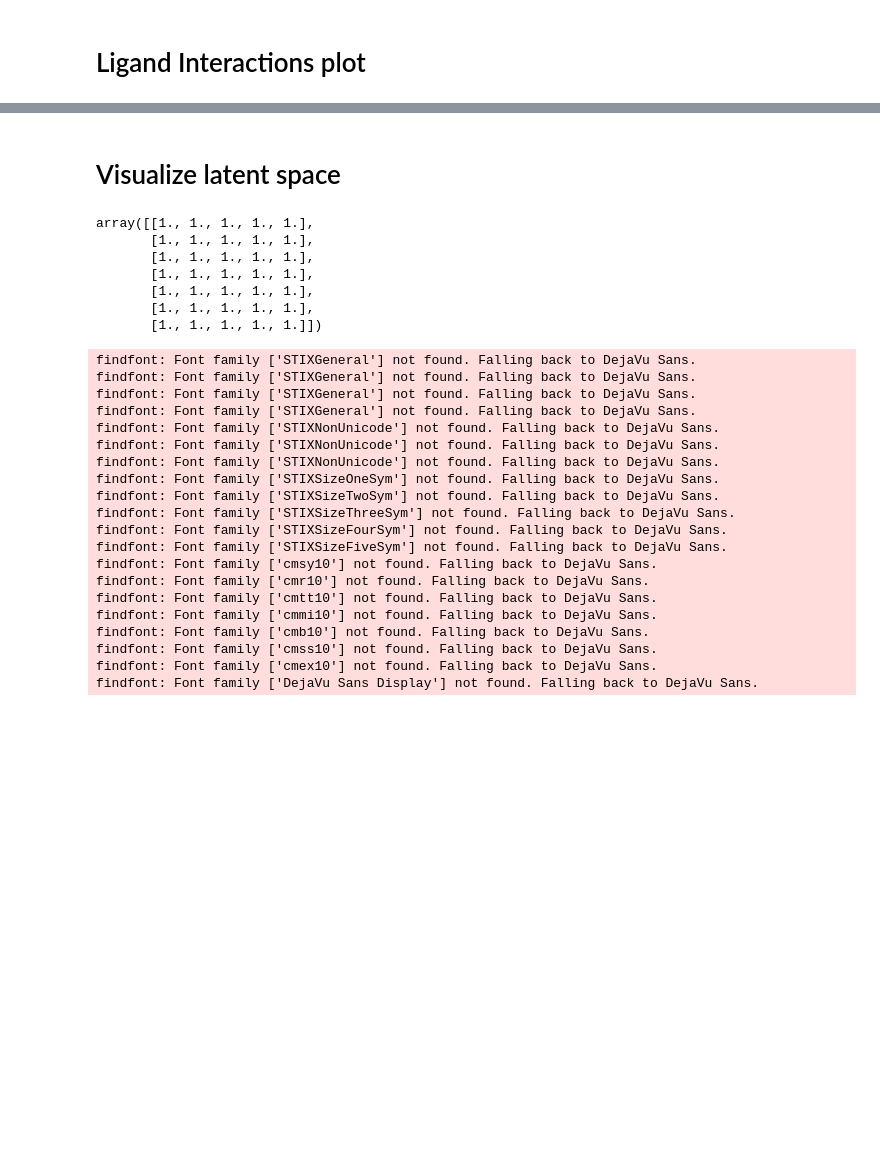
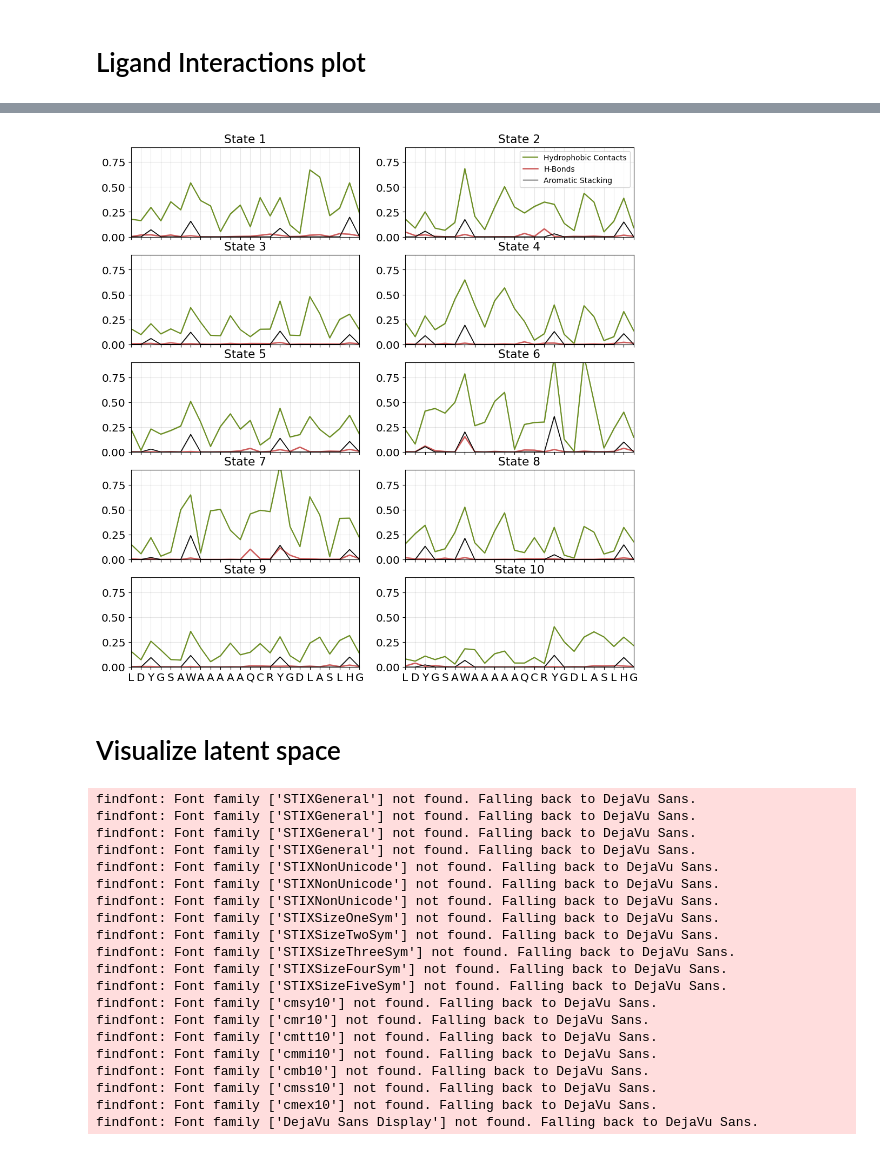
Before and after one commit to tommysisk/tommy_dimer_repo, a Jupyter notebook: 1AA.ipynb, the cells around one changed output, grey strips where cells are left out. Drawn from its saved outputs; the diff is of its cells as text; code cells hidden in the pictures; blank space fills up the shorter version.

```diff
--- a/1AA.ipynb
+++ b/1AA.ipynb
@@ -453,15 +454,57 @@ fig.legend(bbox_to_anchor=[1.3, .9])
+# %%
+fig, axes = plt.subplots(5, 2, figsize=(12, 12.5), sharex=True)
+for i, (ax, frames) in enumerate(zip(axes.flat, frames_cl)):
+    mu, err = monomer_aggr_stats(hphob_contacts[frames], lower_upper=True, error=bootstrap)
+    lineplot1D(mu,
+               color='olivedrab', fill_color='olivedrab', fill_alpha=.4,
+               label='Hydrophobic Contacts', ax=ax, y1=err[0], y2=err[1], legend=False)
+
+
+    mu, err = monomer_aggr_stats(hbonds[frames], lower_upper=True, error=bootstrap)
+    lineplot1D(mu,
+             color='indianred',
+             fill_color='indianred',
+             fill_alpha=.4,
+             label='H-Bonds',
+             ax=ax,
+             alpha=1,
+             lw=1.8,
+             y1=err[0],
+             y2=err[1],
+             legend=False
+            )
+
+    mu, err = monomer_aggr_stats(stacking[frames], lower_upper=True, fill_bool=aro_bool, error=bootstrap)
+    lineplot1D(mu,
+             color='black',
+             fill_color='black',
+             y1=err[0],
+             y2=err[1],
+             fill_alpha=.4,
+             ls='-',
+             lw=1,
+             label='Aromatic Stacking',
+             ax=ax,
+             #top_xticks=['', 395, 400, 405, 410, ''],
+             xticks=codes[:24],
+             xticks_rotation=0,
+             title=f'State {i+1}',
+             legend=False,
+             font_scale = 1.2
+            )
+
+    if i == 1:
+        ax.legend(bbox_to_anchor=[1, 1])
+    ax.set_ylim(0, .9)
+    #ax.grid(which='major', visible=True, axis='y')
+    ax.grid(which='major', color='black', linestyle='-', linewidth=0.8, axis='both', alpha=.1)
+
+fig.savefig(f'{paths[-1]}/ligand_interactions_clusters.png', dpi=1000, bbox_inches='tight')
+#fig.legend(bbox_to_anchor=[1.3, .9])
+# %% [output]
+[figure, added]
 # %% [markdown]
  # Visualize latent space
-# %%
-np.ones((5,7)).transpose((1,0))
-# %% [output]
-array([[1., 1., 1., 1., 1.],
-       [1., 1., 1., 1., 1.],
-       [1., 1., 1., 1., 1.],
-       [1., 1., 1., 1., 1.],
-       [1., 1., 1., 1., 1.],
-       [1., 1., 1., 1., 1.],
-       [1., 1., 1., 1., 1.]])
 # %%
 fig, ax = plt.subplots(3, 2, figsize=(8, 8), sharey=True, sharex=True)
 ax=ax.flat
```
Also changed, not shown: parts of 5 cells of this notebook, 2 other files.
